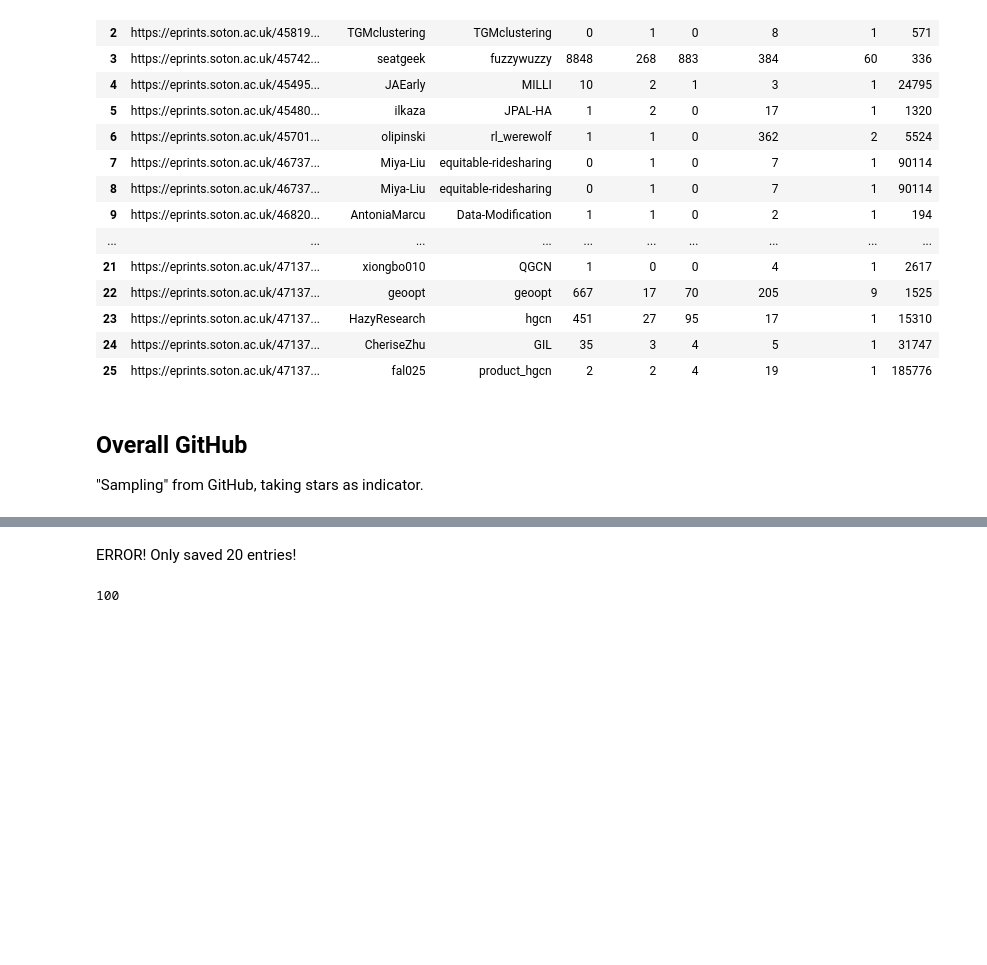
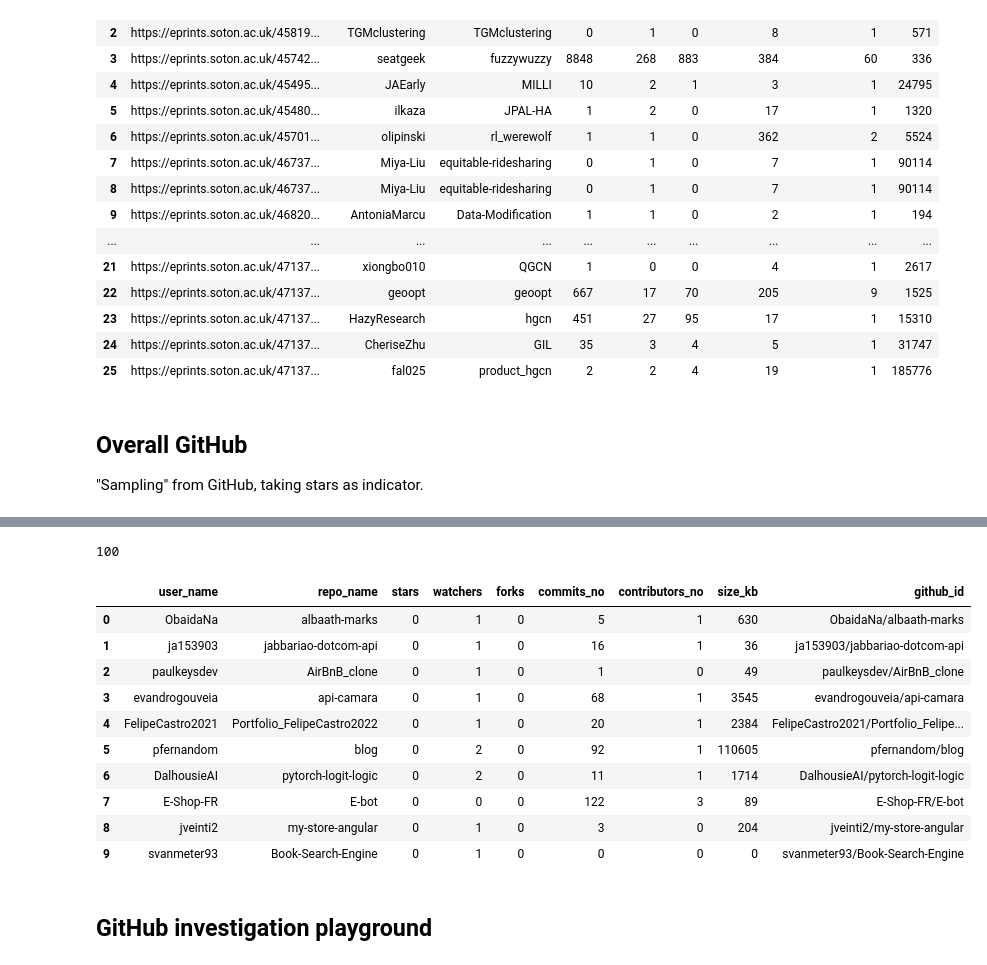
Before and after one commit to softwaresaved/rse-repo-analysis, a Jupyter notebook: eprints/representative_set.ipynb, the cells around one changed output, grey strips where cells are left out. Cells and saved outputs as stored; diff of their text form; code cells hidden in the pictures; blank space fills up the shorter version.

```diff
--- a/eprints/representative_set.ipynb
+++ b/eprints/representative_set.ipynb
@@ -112,10 +112,29 @@ samples["1000..10000"]
-# %% [markdown]
-ERROR! Only saved 20 entries!
 # %%
 df = pd.concat(samples.values())
 # %%
 len(df)
 # %% [output]
 100
+# %%
+def compose_repo_link(row) -> str:
+    link = f"{row['user_name']}/{row['repo_name']}"
+    return link
+df["github_id"] = df.apply(compose_repo_link, axis=1)
+# %%
+df.head(10)
+# %% [output]
+|  | user_name | repo_name | stars | watchers | forks | commits_no | contributors_no | size_kb | github_id |
+| 0 | ObaidaNa | albaath-marks | 0 | 1 | 0 | 5 | 1 | 630 | ObaidaNa/albaath-marks |
+| 1 | ja153903 | jabbariao-dotcom-api | 0 | 1 | 0 | 16 | 1 | 36 | ja153903/jabbariao-dotcom-api |
+| 2 | paulkeysdev | AirBnB_clone | 0 | 1 | 0 | 1 | 0 | 49 | paulkeysdev/AirBnB_clone |
+| 3 | evandrogouveia | api-camara | 0 | 1 | 0 | 68 | 1 | 3545 | evandrogouveia/api-camara |
+| 4 | FelipeCastro2021 | Portfolio_FelipeCastro2022 | 0 | 1 | 0 | 20 | 1 | 2384 | FelipeCastro2021/Portfolio_Felipe... |
+| 5 | pfernandom | blog | 0 | 2 | 0 | 92 | 1 | 110605 | pfernandom/blog |
+| 6 | DalhousieAI | pytorch-logit-logic | 0 | 2 | 0 | 11 | 1 | 1714 | DalhousieAI/pytorch-logit-logic |
+| 7 | E-Shop-FR | E-bot | 0 | 0 | 0 | 122 | 3 | 89 | E-Shop-FR/E-bot |
+| 8 | jveinti2 | my-store-angular | 0 | 1 | 0 | 3 | 0 | 204 | jveinti2/my-store-angular |
+| 9 | svanmeter93 | Book-Search-Engine | 0 | 1 | 0 | 0 | 0 | 0 | svanmeter93/Book-Search-Engine |
 # %%
 df.to_csv("data/representative_set.csv", index=False)
+# %% [markdown]
+## GitHub investigation playground
```
Also changed, not shown: parts of 10 cells of this notebook, 1 other file.
